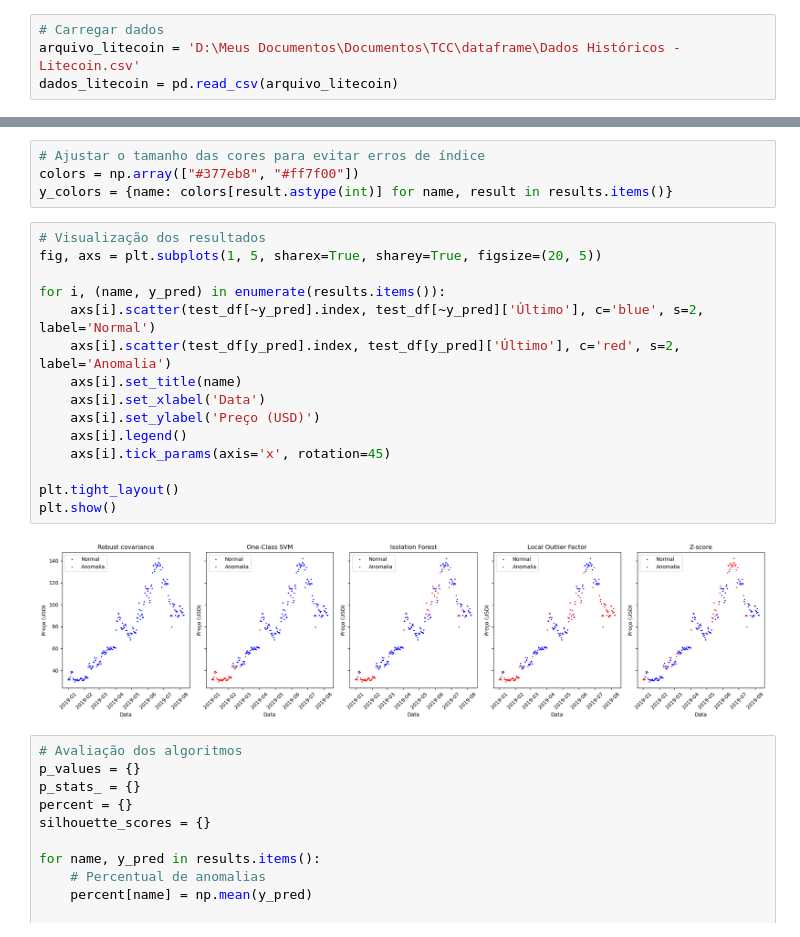
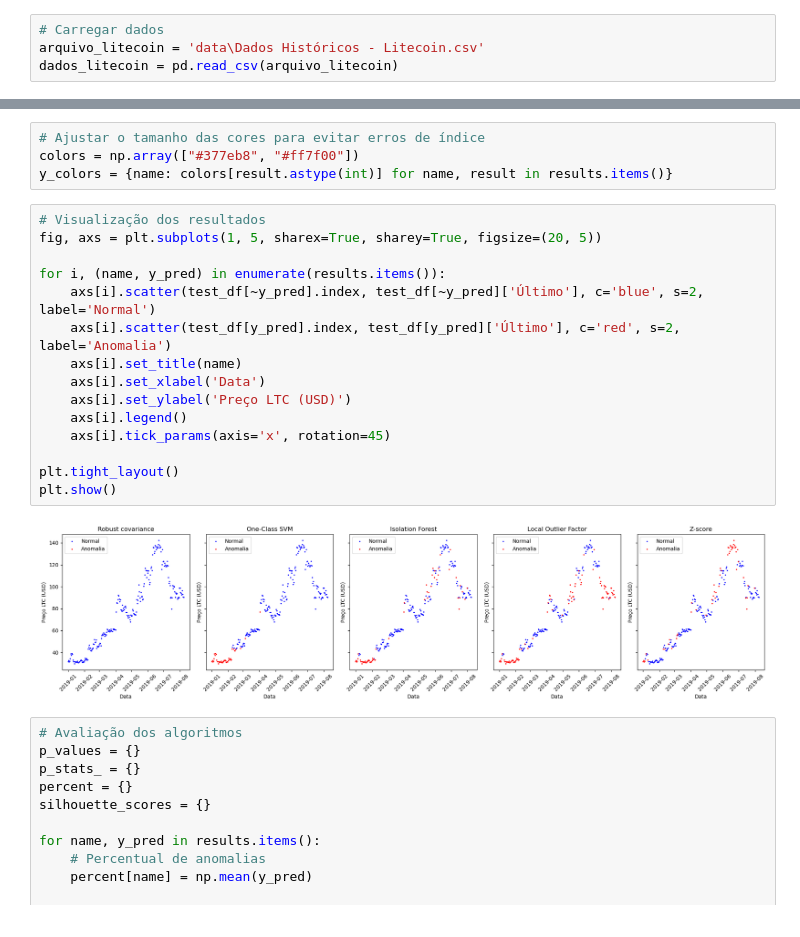
Before and after one commit to FThierryDev/TCC, a Jupyter notebook: TCC_LTC.ipynb, the cells around one changed output, grey strips where cells are left out. Saved outputs shown, nothing was run; the diff lists cells and outputs as text.

```diff
--- a/TCC_LTC.ipynb
+++ b/TCC_LTC.ipynb
@@ -19,7 +19,7 @@ import warnings
 warnings.filterwarnings("ignore")
 # %%
 # Carregar dados
-arquivo_litecoin = 'D:\Meus Documentos\Documentos\TCC\dataframe\Dados Históricos - Litecoin.csv'
+arquivo_litecoin = 'data\Dados Históricos - Litecoin.csv'
 dados_litecoin = pd.read_csv(arquivo_litecoin)
 # %%
 # Convertendo para os tipos de dados corretos
@@ -107,20 +107,20 @@ y_colors = {name: colors[result.astype(int)] for name, result in results.items()
 # %%
 # Visualização dos resultados
 fig, axs = plt.subplots(1, 5, sharex=True, sharey=True, figsize=(20, 5))
 
 for i, (name, y_pred) in enumerate(results.items()):
     axs[i].scatter(test_df[~y_pred].index, test_df[~y_pred]['Último'], c='blue', s=2, label='Normal')
     axs[i].scatter(test_df[y_pred].index, test_df[y_pred]['Último'], c='red', s=2, label='Anomalia')
     axs[i].set_title(name)
     axs[i].set_xlabel('Data')
-    axs[i].set_ylabel('Preço (USD)')
+    axs[i].set_ylabel('Preço LTC (USD)')
     axs[i].legend()
     axs[i].tick_params(axis='x', rotation=45)
 
 plt.tight_layout()
 plt.show()
 # %% [output]
-[figure, old version]
+[figure, new version]
 # %%
 # Avaliação dos algoritmos
 p_values = {}
```
Also changed, not shown: parts of 1 cell of this notebook, 2 other files.
